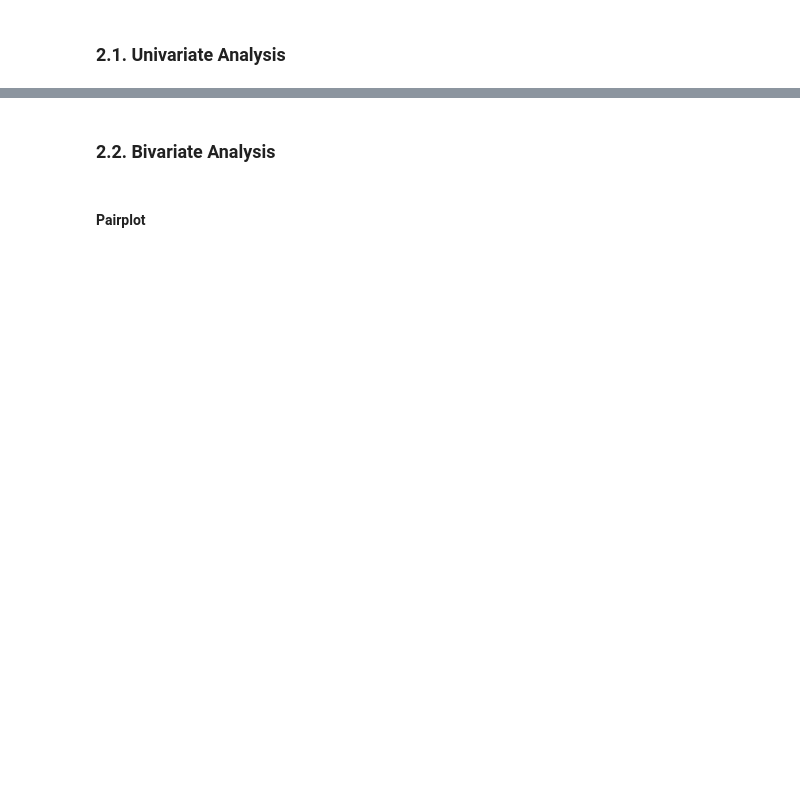
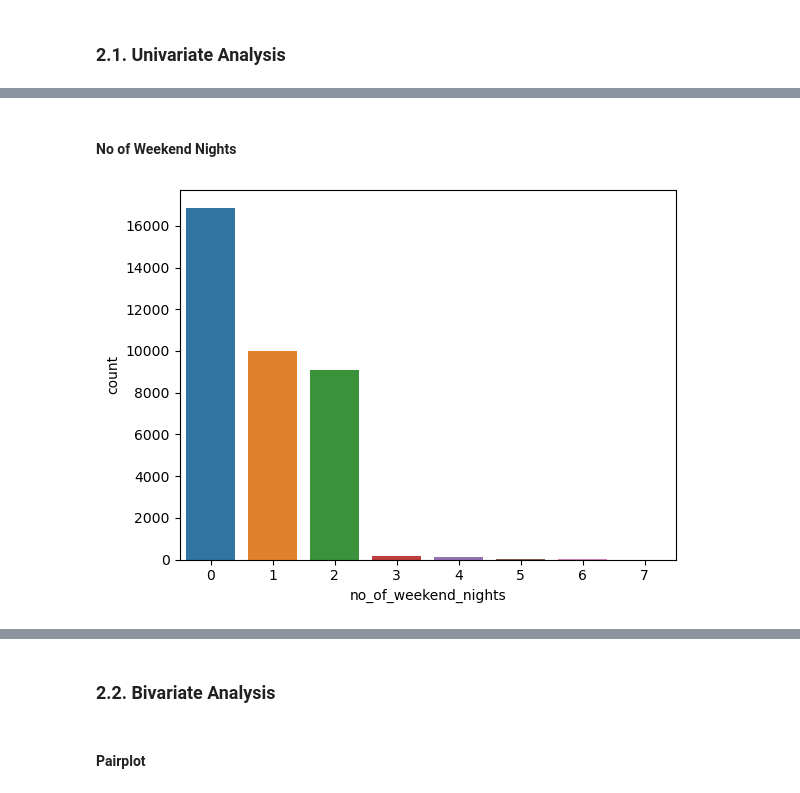
Before and after one commit to IslamelGebaly/HotelReservationDataScience, a Jupyter notebook: EDA.ipynb, the cells around one changed output, grey strips where cells are left out. Cells and saved outputs as stored; diff of their text form; code cells hidden in the pictures; blank space fills up the shorter version.

```diff
--- a/EDA.ipynb
+++ b/EDA.ipynb
@@ -235,0 +189,7 @@ sns.barplot(df[label].value_counts().reset_index(), x = "index", y = label)
+# %% [markdown]
+#### No of Weekend Nights
+# %%
+sns.barplot(df["no_of_weekend_nights"].value_counts().reset_index(), x = "no_of_weekend_nights", y = "count")
+plt.show()
+# %% [output]
+[figure, added]
```
Also changed, not shown: parts of 82 cells of this notebook, 2 other files.
